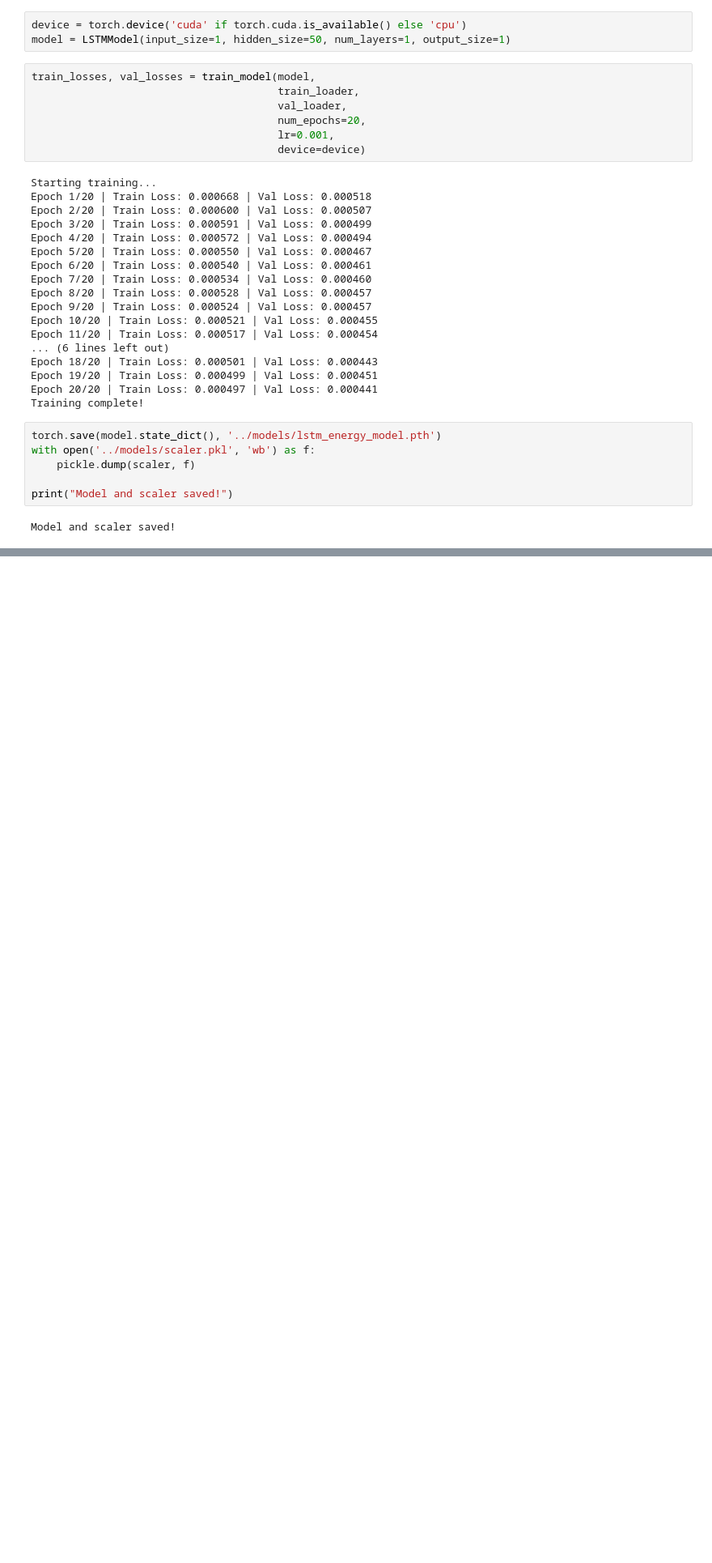
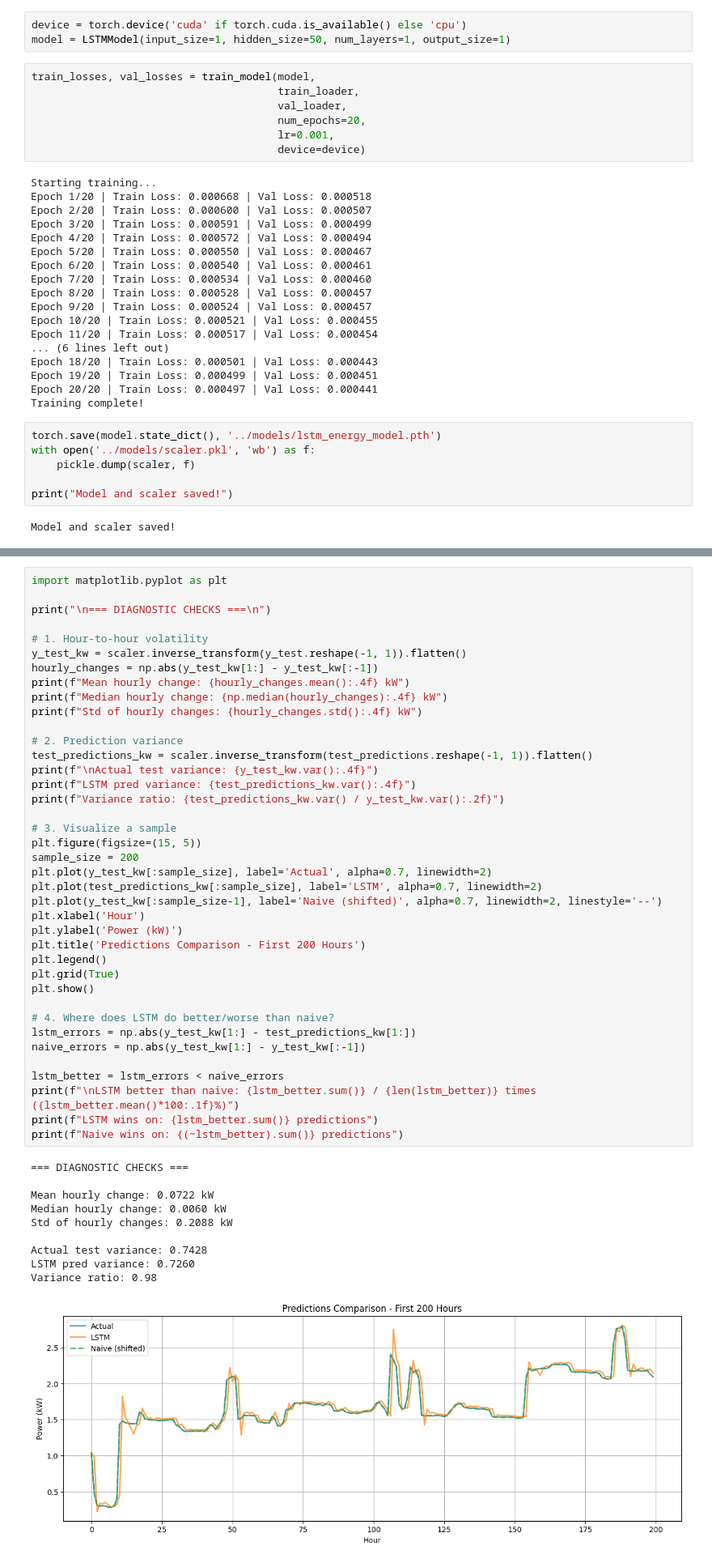
Before and after one commit to Joltsy10/Energy-Consumptiom, a Jupyter notebook: notebooks/train_model.ipynb, the cells around one changed output, grey strips where cells are left out. Shown at 81% size. Saved outputs shown, nothing was run; the diff lists cells and outputs as text; blank space fills up the shorter version.

```diff
--- a/notebooks/train_model.ipynb
+++ b/notebooks/train_model.ipynb
@@ -129,0 +63,50 @@ Peak Detection Recall:          90.04%
+# %%
+import matplotlib.pyplot as plt
+
+print("\n=== DIAGNOSTIC CHECKS ===\n")
+
+# 1. Hour-to-hour volatility
+y_test_kw = scaler.inverse_transform(y_test.reshape(-1, 1)).flatten()
+hourly_changes = np.abs(y_test_kw[1:] - y_test_kw[:-1])
+print(f"Mean hourly change: {hourly_changes.mean():.4f} kW")
+print(f"Median hourly change: {np.median(hourly_changes):.4f} kW")
+print(f"Std of hourly changes: {hourly_changes.std():.4f} kW")
+
+# 2. Prediction variance
+test_predictions_kw = scaler.inverse_transform(test_predictions.reshape(-1, 1)).flatten()
+print(f"\nActual test variance: {y_test_kw.var():.4f}")
+print(f"LSTM pred variance: {test_predictions_kw.var():.4f}")
+print(f"Variance ratio: {test_predictions_kw.var() / y_test_kw.var():.2f}")
+
+# 3. Visualize a sample
+plt.figure(figsize=(15, 5))
+sample_size = 200
+plt.plot(y_test_kw[:sample_size], label='Actual', alpha=0.7, linewidth=2)
+plt.plot(test_predictions_kw[:sample_size], label='LSTM', alpha=0.7, linewidth=2)
+plt.plot(y_test_kw[:sample_size-1], label='Naive (shifted)', alpha=0.7, linewidth=2, linestyle='--')
+plt.xlabel('Hour')
+plt.ylabel('Power (kW)')
+plt.title('Predictions Comparison - First 200 Hours')
+plt.legend()
+plt.grid(True)
+plt.show()
+
+# 4. Where does LSTM do better/worse than naive?
+lstm_errors = np.abs(y_test_kw[1:] - test_predictions_kw[1:])
+naive_errors = np.abs(y_test_kw[1:] - y_test_kw[:-1])
+
+lstm_better = lstm_errors < naive_errors
+print(f"\nLSTM better than naive: {lstm_better.sum()} / {len(lstm_better)} times ({lstm_better.mean()*100:.1f}%)")
+print(f"LSTM wins on: {lstm_better.sum()} predictions")
+print(f"Naive wins on: {(~lstm_better).sum()} predictions")
+# %% [output]
+=== DIAGNOSTIC CHECKS ===
+
+Mean hourly change: 0.0722 kW
+Median hourly change: 0.0060 kW
+Std of hourly changes: 0.2088 kW
+
+Actual test variance: 0.7428
+LSTM pred variance: 0.7260
+Variance ratio: 0.98
+[figure, added]
```
Also changed, not shown: parts of 2 cells of this notebook, 2 other files.
